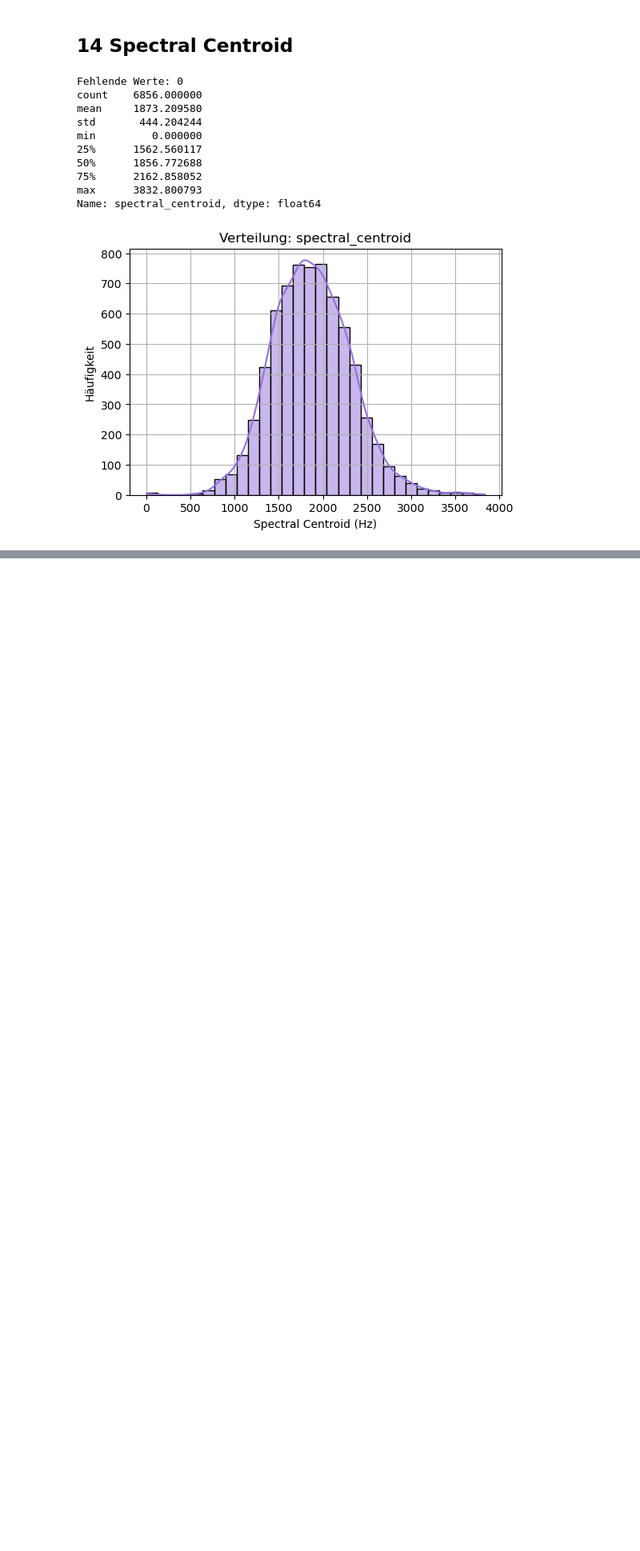
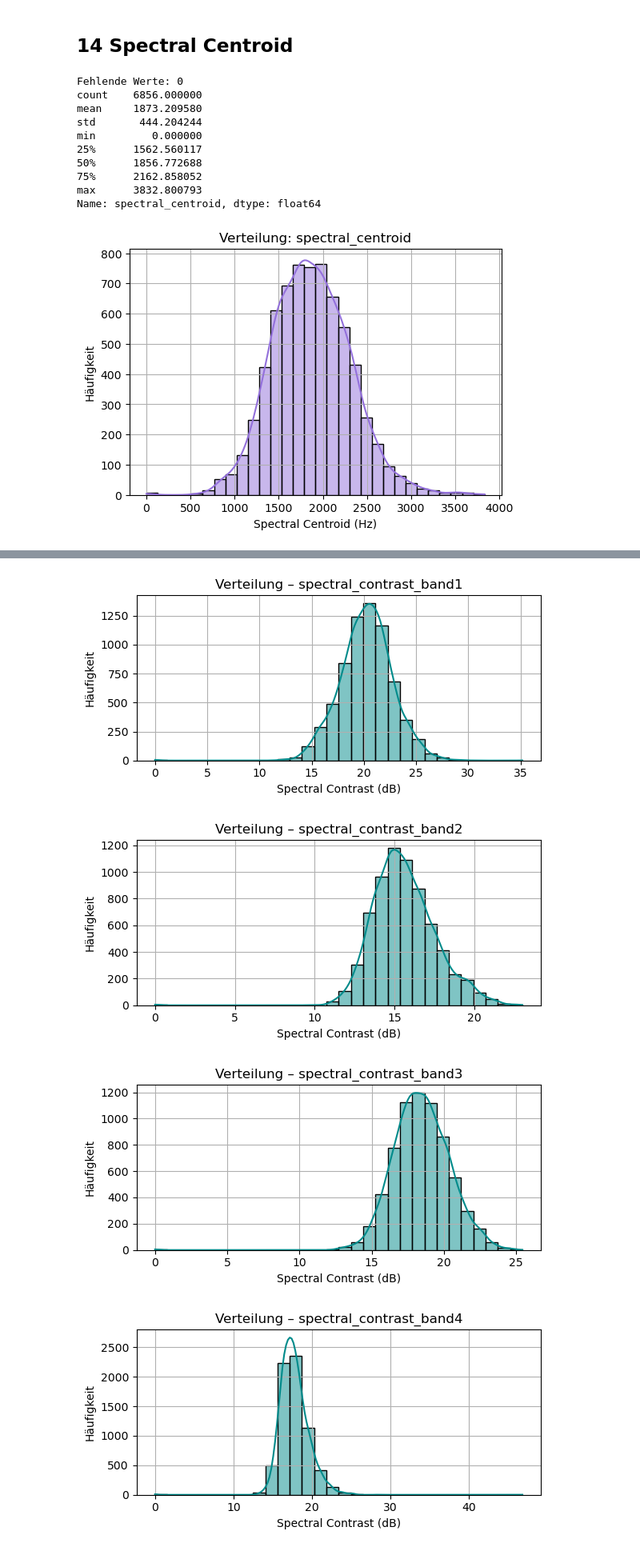
Before and after one commit to propostus/masterarbeit, a Jupyter notebook: notebooks/inspect_features_10h_250609.ipynb, the cells around one changed output, grey strips where cells are left out. Shown at 80% size. Saved outputs shown, nothing was run; the diff lists cells and outputs as text; code cells hidden in the pictures; blank space fills up the shorter version.

```diff
--- a/notebooks/inspect_features_10h_250609.ipynb
+++ b/notebooks/inspect_features_10h_250609.ipynb
@@ -688,0 +660,15 @@ Name: spectral_contrast, dtype: object
+# %%
+# Feature-Name
+feature = "spectral_contrast"
+
+# 1. Umwandeln der Strings (ohne Kommas) zu Arrays
+df[feature] = df[feature].apply(
+    lambda x: np.fromstring(x.strip("[]"), sep=" ") if isinstance(x, str) else np.array(x)
+)
+
+# 2. Zu DataFrame umwandeln für separate Spalten
+contrast_array = np.vstack(df[feature].values)
+contrast_df = pd.DataFrame(contrast_array, columns=[f"{feature}_band{i+1}" for i in range(contrast_array.shape[1])])
+
+# 3. Statistische Übersicht je Band
+display(contrast_df.describe().T)
@@ -688,0 +684,19 @@ Name: spectral_contrast, dtype: object
+# %%
+# 4. Histogramme pro Frequenzband
+import matplotlib.pyplot as plt
+import seaborn as sns
+
+for col in contrast_df.columns:
+    plt.figure(figsize=(6, 3))
+    sns.histplot(contrast_df[col], bins=30, kde=True, color="#008B8B")
+    plt.title(f"Verteilung – {col}")
+    plt.xlabel("Spectral Contrast (dB)")
+    plt.ylabel("Häufigkeit")
+    plt.grid(True)
+    plt.tight_layout()
+    plt.show()
+# %% [output]
+[figure, added]
+[figure, added]
+[figure, added]
+[figure, added]
```
Also changed, not shown: parts of 37 cells of this notebook.
